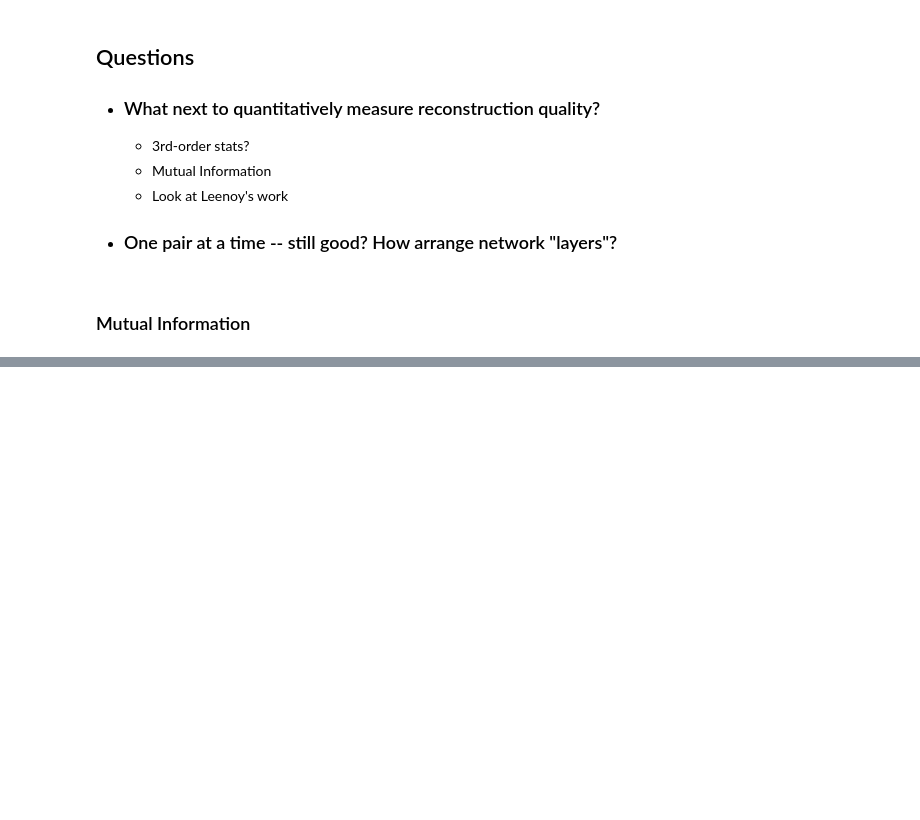
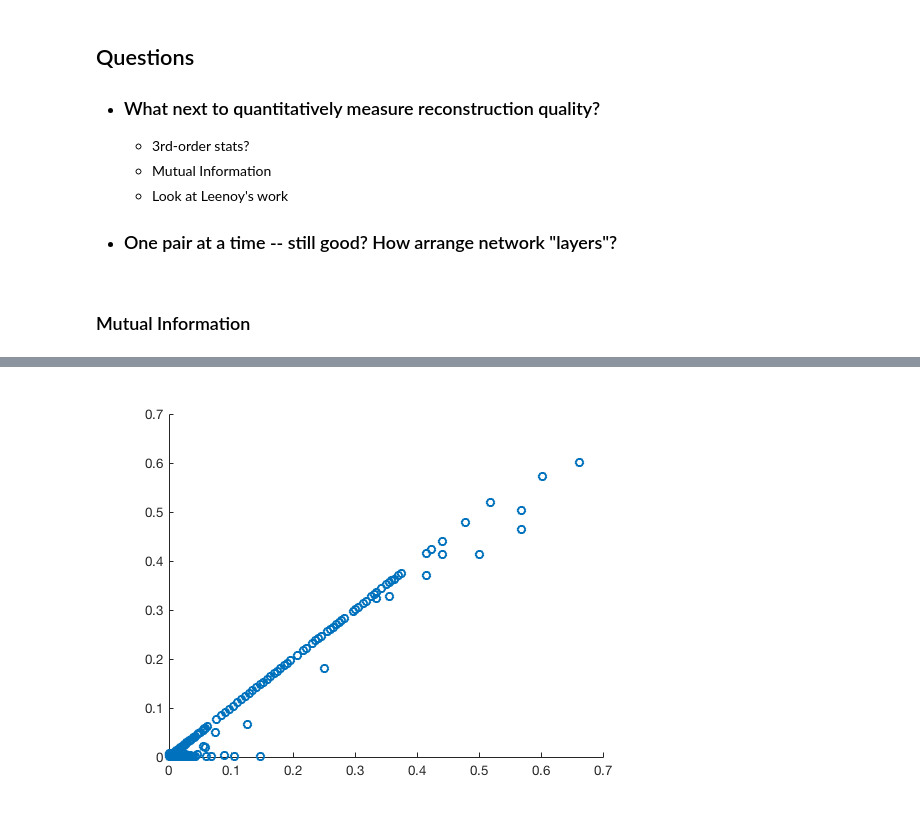
Before and after one commit to jlnatal/CGProj, a Jupyter notebook: CGpipeline_.ipynb, the cells around one changed output, grey strips where cells are left out. Cells and saved outputs as stored; diff of their text form; code cells hidden in the pictures; blank space fills up the shorter version.

```diff
--- a/CGpipeline_.ipynb
+++ b/CGpipeline_.ipynb
@@ -548,0 +896,4 @@ C{1}([k l],:)'
+# %%
+scatter(MI_Dat(:),MI_Rec(:))
+# %% [output]
+[figure, added]
```
Also changed, not shown: parts of 26 cells of this notebook.
